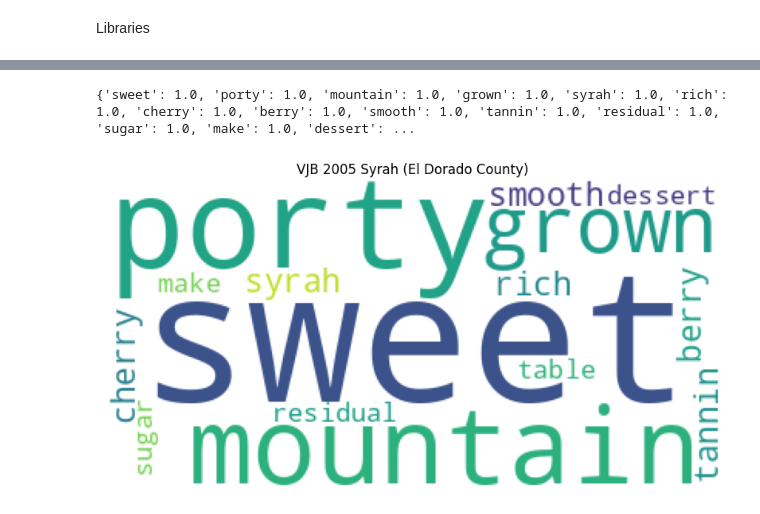
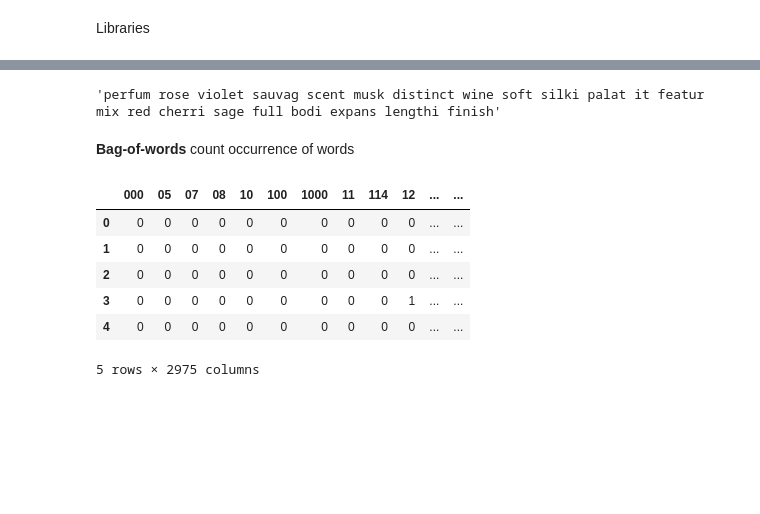
Before and after one commit to pasmith/oenologist, a Jupyter notebook: wine_review-feature_extraction.ipynb, the cells around one changed output, grey strips where cells are left out. Saved outputs shown, nothing was run; the diff lists cells and outputs as text; code cells hidden in the pictures; blank space fills up the shorter version.

```diff
--- a/wine_review-feature_extraction.ipynb
+++ b/wine_review-feature_extraction.ipynb
@@ -120,14 +67,18 @@ Name: description, dtype: object
-# %%
-from utils.text_utils import remove_num_punc, remove_stop_words, lemmatize_words
-
-review = next(wine_df[['title','description']].sample(1, random_state=925).itertuples())
-
-desc = pd.Series(review.description)
-desc = desc.apply(remove_num_punc)
-desc = desc.apply(remove_stop_words)
-desc = desc.apply(lemmatize_words)
-
-freq_words(desc.values[0], review.title)
-# %% [output]
-{'sweet': 1.0, 'porty': 1.0, 'mountain': 1.0, 'grown': 1.0, 'syrah': 1.0, 'rich': 1.0, 'cherry': 1.0, 'berry': 1.0, 'smooth': 1.0, 'tannin': 1.0, 'residual': 1.0, 'sugar': 1.0, 'make': 1.0, 'dessert': ...
-[figure, removed]
+# %%
+wine_df_subset.tokens.head().values[0]
+# %% [output]
+'perfum rose violet sauvag scent musk distinct wine soft silki palat it featur mix red cherri sage full bodi expans lengthi finish'
+# %% [markdown]
+**Bag-of-words** count occurrence of words
+# %%
+cvect = CountVectorizer()
+dtm = cvect.fit_transform(wine_df_subset.tokens)
+pd.DataFrame(dtm.toarray(), columns = cvect.get_feature_names_out()).head()
+# %% [output]
+|  | 000 | 05 | 07 | 08 | 10 | 100 | 1000 | 11 | 114 | 12 | ... | ... |
+| 0 | 0 | 0 | 0 | 0 | 0 | 0 | 0 | 0 | 0 | 0 | ... | ... |
+| 1 | 0 | 0 | 0 | 0 | 0 | 0 | 0 | 0 | 0 | 0 | ... | ... |
+| 2 | 0 | 0 | 0 | 0 | 0 | 0 | 0 | 0 | 0 | 0 | ... | ... |
+| 3 | 0 | 0 | 0 | 0 | 0 | 0 | 0 | 0 | 0 | 1 | ... | ... |
+| 4 | 0 | 0 | 0 | 0 | 0 | 0 | 0 | 0 | 0 | 0 | ... | ... |
+5 rows × 2975 columns
```
Also changed, not shown: parts of 17 cells of this notebook, 5 other files.
